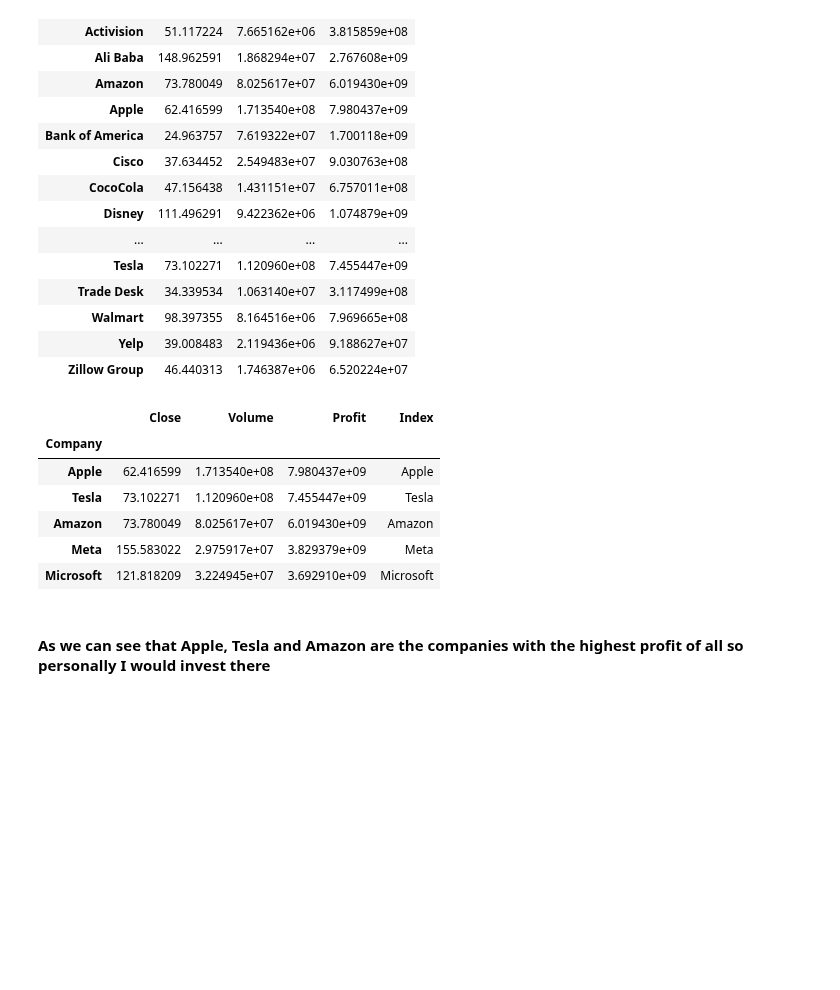
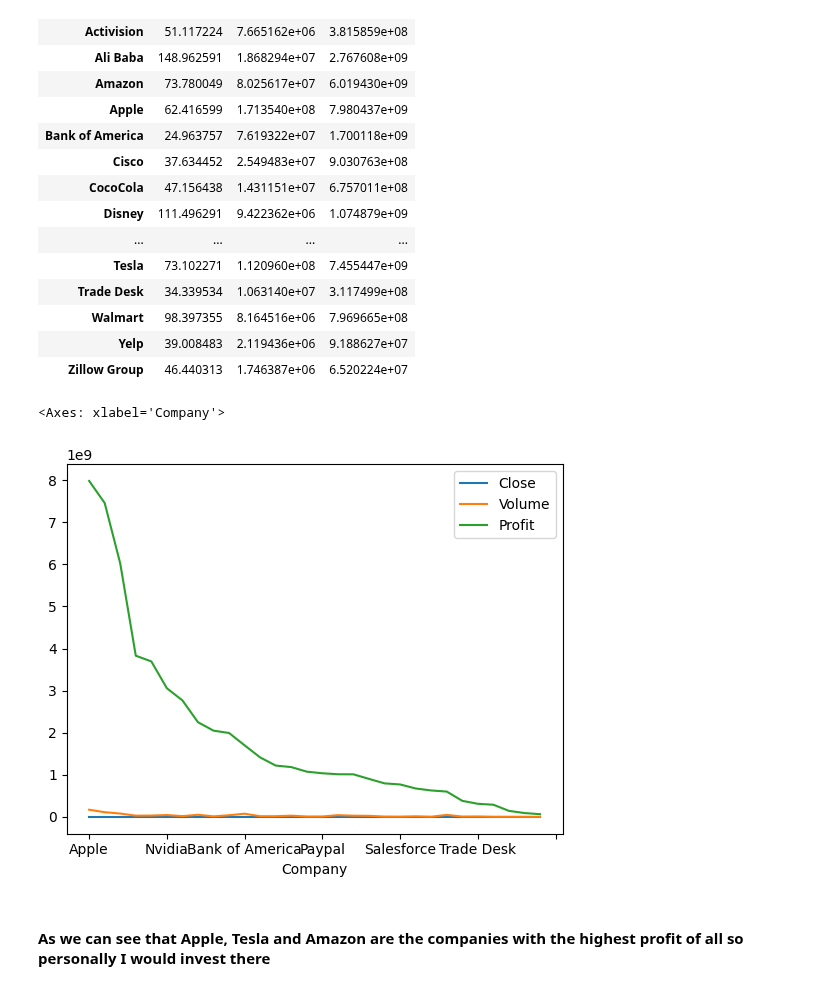
Before and after one commit to ubco-W2022T2-data301/Group35, a Jupyter notebook: analysis/analysis2.ipynb, the cells around one changed output. Cells and saved outputs as stored; diff of their text form; code cells hidden in the pictures; blank space fills up the shorter version.

```diff
--- a/analysis/analysis2.ipynb
+++ b/analysis/analysis2.ipynb
@@ -57,14 +57,10 @@ gg
 # %%
 gg.sort_values(by=['Profit'],ascending = False, inplace = True) # This sorts the list of companies based on their profits
 gg.head(5)   # this step helps us see the top 5 companies with the highest profit
+gg.plot()
 # %% [output]
-|  | Close | Volume | Profit | Index |
-| Company |  |  |  |  |
-| Apple | 62.416599 | 1.713540e+08 | 7.980437e+09 | Apple |
-| Tesla | 73.102271 | 1.120960e+08 | 7.455447e+09 | Tesla |
-| Amazon | 73.780049 | 8.025617e+07 | 6.019430e+09 | Amazon |
-| Meta | 155.583022 | 2.975917e+07 | 3.829379e+09 | Meta |
-| Microsoft | 121.818209 | 3.224945e+07 | 3.692910e+09 | Microsoft |
+<Axes: xlabel='Company'>
+[figure, added]
 # %% [markdown]
 #### As we can see that Apple, Tesla and Amazon are the companies with the highest profit of all so personally I would invest there
 # %%
```
Also changed, not shown: parts of 1 cell of this notebook, 1 other file.
